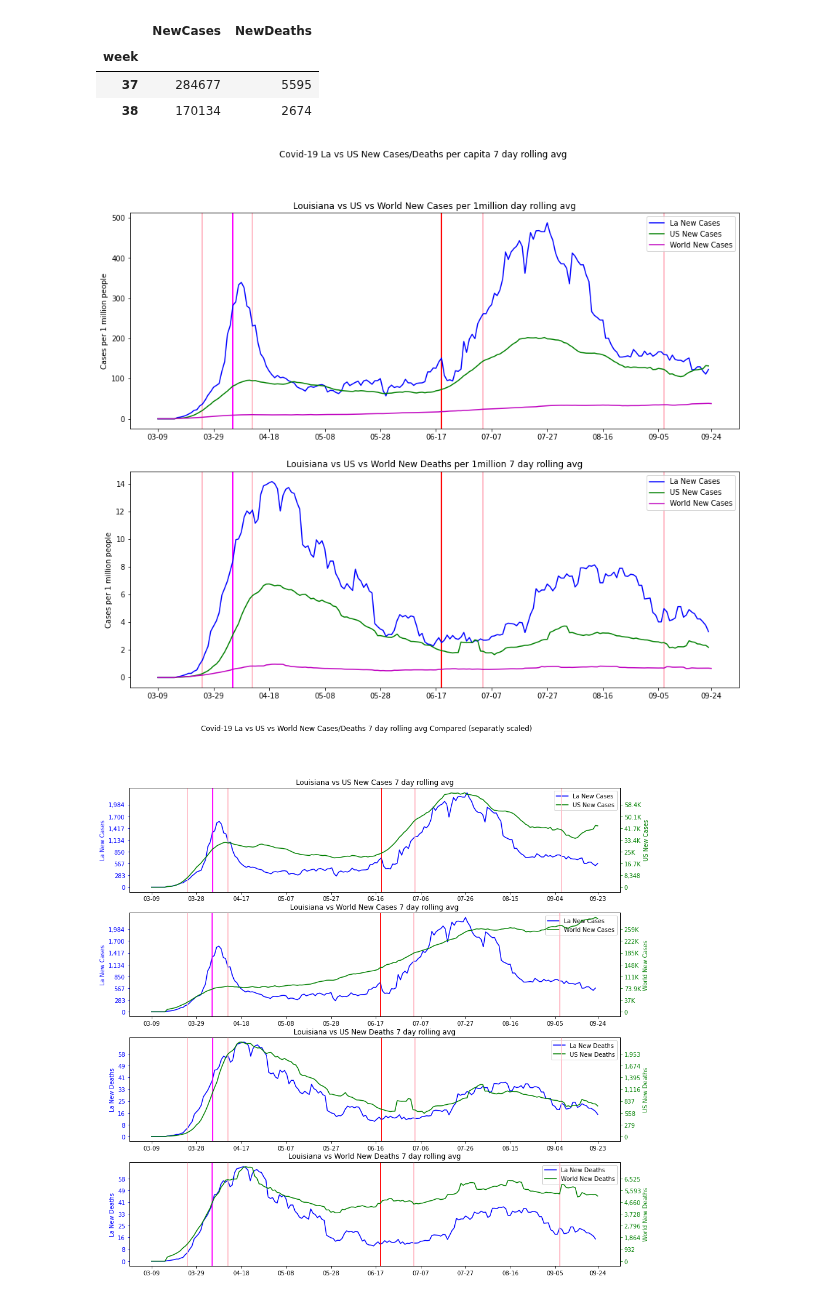
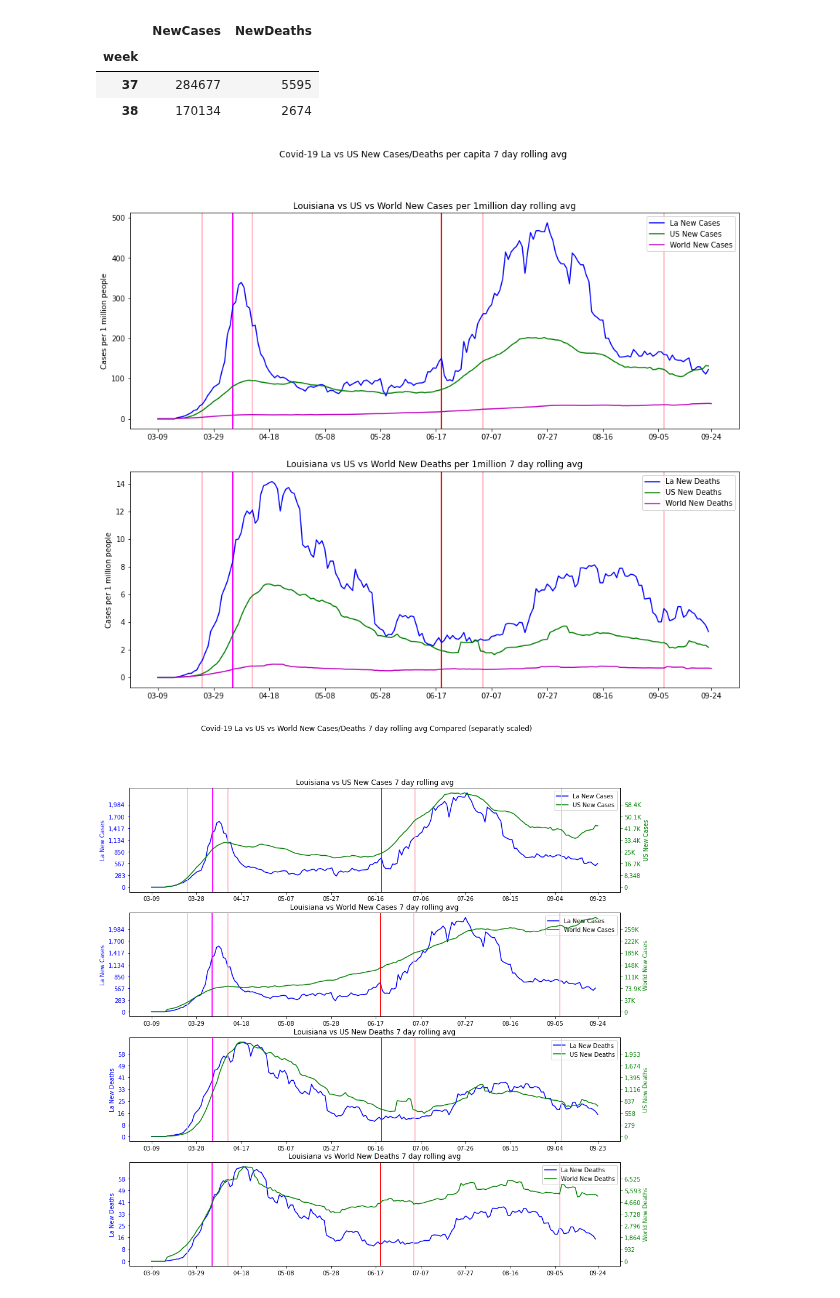
Before and after one commit to GarysCorner/Covid19-LaCompared, a Jupyter notebook: CovidData.ipynb, the cells around one changed output. Drawn from its saved outputs; the diff is of its cells as text; code cells hidden in the pictures.

```diff
--- a/CovidData.ipynb
+++ b/CovidData.ipynb
@@ -376,38 +376,38 @@ def plotme(df,ax,xticks, column, label, color = 'r'):
     drawindexofCDCdataloss(df,ax)
     lines.append(holidays(df,ax))
     lines.append(LACFline(df,ax))   #I'm not sure the data for deaths and cases was effected by the adjustment
 
 
 
 
     return lines
 
 
 fig, axs = plt.subplots(2, figsize=(15,12))
 
-for col,ax in zip(['NewCasesPerCapita_ravg','NewDeathsPerCapita_ravg'],axs):
+for col,ax in zip([('NewCasesPerCapita_ravg','New Cases'),('NewDeathsPerCapita_ravg', 'New Deaths')],axs):
 
 
-    line1 = plotme(la_df,ax,la_ticks, col,"La New Cases", color='b')
+    line1 = plotme(la_df,ax,la_ticks, col[0],"La %s" % col[1], color='b')
 
-    line2 = plotme(us_df,ax,us_ticks, col,'US New Cases', color='g')
+    line2 = plotme(us_df,ax,us_ticks, col[0],'US %s' % col[1], color='g')
 
-    line3 = plotme(world_df,ax,world_ticks,col,"World New Cases", color='m')
+    line3 = plotme(world_df,ax,world_ticks,col[0],"World %s" % col[1], color='m')
 
     ax.legend(handles=[line1[0][0],line2[0][0],line3[0][0]])
 
 
 
 
 axs[0].title.set_text('Louisiana vs US vs World New Cases per 1million day rolling avg')
 axs[1].title.set_text('Louisiana vs US vs World New Deaths per 1million 7 day rolling avg')
 
 
 fig.suptitle("Covid-19 La vs US New Cases/Deaths per capita 7 day rolling avg ")
 
 plt.savefig("fig4.jpg")
 # %% [output]
-[figure, old version]
+[figure, new version]
 # %%
 #Figure 5
 
```
Also changed, not shown: 1 other file.
